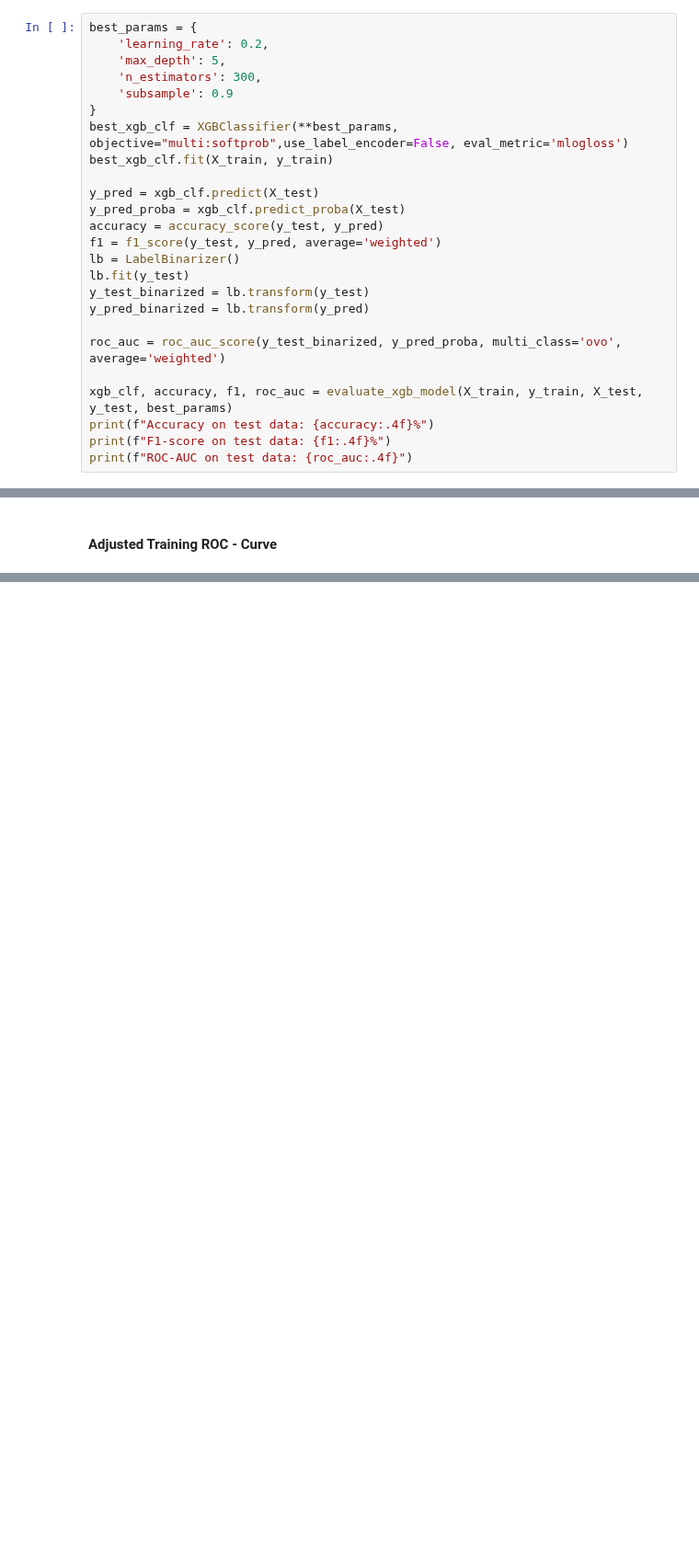
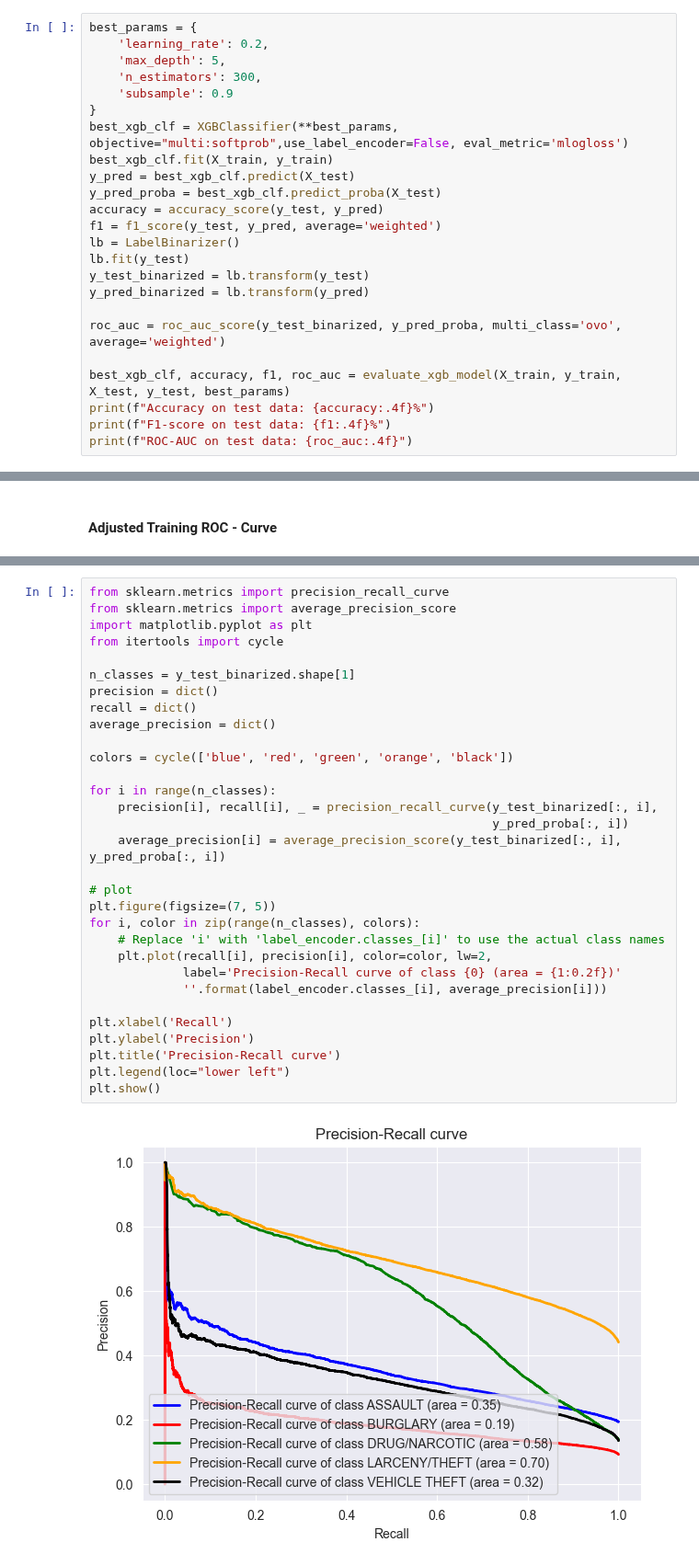
Before and after one commit to HassanAlhawari1998/SF-CrimePredict, a Jupyter notebook: Gradient Boosting XGBoost.ipynb, the cells around one changed output, grey strips where cells are left out. Shown at 92% size. Cells and saved outputs as stored; diff of their text form; blank space fills up the shorter version.

Commit message:
adjusted training -confusion matrix -roc-curve -recall curve

```diff
--- a/Gradient Boosting XGBoost.ipynb
+++ b/Gradient Boosting XGBoost.ipynb
@@ -558,9 +561,8 @@ best_params = {
 }
 best_xgb_clf = XGBClassifier(**best_params, objective="multi:softprob",use_label_encoder=False, eval_metric='mlogloss')
 best_xgb_clf.fit(X_train, y_train)
-
-y_pred = xgb_clf.predict(X_test)
-y_pred_proba = xgb_clf.predict_proba(X_test)
+y_pred = best_xgb_clf.predict(X_test)
+y_pred_proba = best_xgb_clf.predict_proba(X_test)
 accuracy = accuracy_score(y_test, y_pred)
 f1 = f1_score(y_test, y_pred, average='weighted')
 lb = LabelBinarizer()
@@ -570,7 +572,7 @@ y_pred_binarized = lb.transform(y_pred)
 
 roc_auc = roc_auc_score(y_test_binarized, y_pred_proba, multi_class='ovo', average='weighted')
 
-xgb_clf, accuracy, f1, roc_auc = evaluate_xgb_model(X_train, y_train, X_test, y_test, best_params)
+best_xgb_clf, accuracy, f1, roc_auc = evaluate_xgb_model(X_train, y_train, X_test, y_test, best_params)
 print(f"Accuracy on test data: {accuracy:.4f}%")
 print(f"F1-score on test data: {f1:.4f}%")
 print(f"ROC-AUC on test data: {roc_auc:.4f}")
@@ -635,3 +639,36 @@ plt.show()
+# %%
+from sklearn.metrics import precision_recall_curve
+from sklearn.metrics import average_precision_score
+import matplotlib.pyplot as plt
+from itertools import cycle
+
+n_classes = y_test_binarized.shape[1]
+precision = dict()
+recall = dict()
+average_precision = dict()
+
+colors = cycle(['blue', 'red', 'green', 'orange', 'black'])
+
+for i in range(n_classes):
+    precision[i], recall[i], _ = precision_recall_curve(y_test_binarized[:, i],
+                                                        y_pred_proba[:, i])
+    average_precision[i] = average_precision_score(y_test_binarized[:, i], y_pred_proba[:, i])
+
+# plot
+plt.figure(figsize=(7, 5))
+for i, color in zip(range(n_classes), colors):
+    # Replace 'i' with 'label_encoder.classes_[i]' to use the actual class names
+    plt.plot(recall[i], precision[i], color=color, lw=2,
+             label='Precision-Recall curve of class {0} (area = {1:0.2f})'
+             ''.format(label_encoder.classes_[i], average_precision[i]))
+
+plt.xlabel('Recall')
+plt.ylabel('Precision')
+plt.title('Precision-Recall curve')
+plt.legend(loc="lower left")
+plt.show()
+# %% [output]
+[figure, added]
 # %% [markdown]
 # References:
 
```
Also changed, not shown: parts of 3 cells of this notebook.
